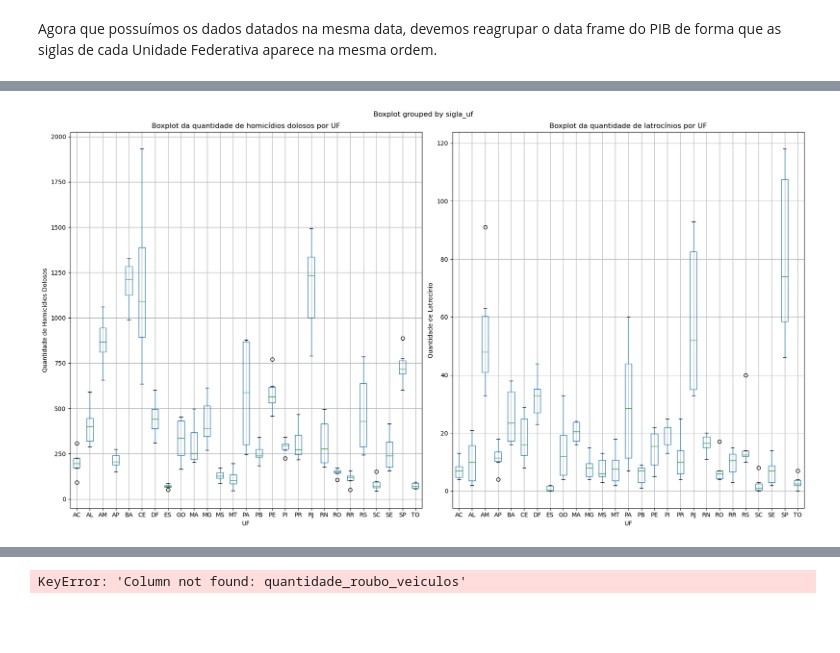
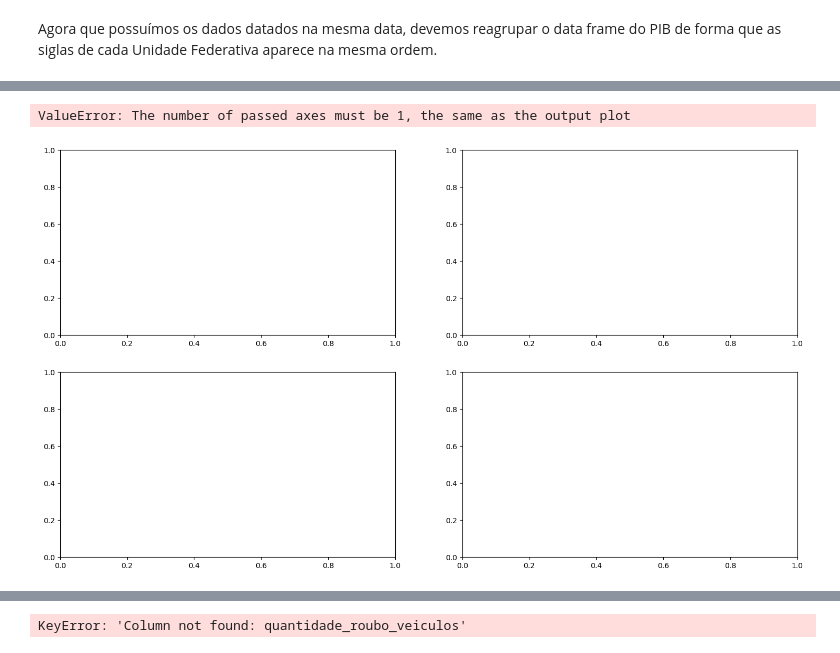
Before and after one commit to Iamiran1/Projeto-2---Ci-ncia-de-Dados, a Jupyter notebook: P2.ipynb, the cells around one changed output, grey strips where cells are left out. Cells and saved outputs as stored; diff of their text form; code cells hidden in the pictures; blank space fills up the shorter version.

Commit message:
boxplots

```diff
--- a/P2.ipynb
+++ b/P2.ipynb
@@ -237,21 +275,22 @@ dados_PIB_filtrado = dados_PIB_filtrado.sort_values(by=['ano', 'sigla_uf']).rese
 # %%
 # Criar uma figura com subplots lado a lado
-fig, axs = plt.subplots(1, 2, figsize=(18, 10))
+fig, axs = plt.subplots(2, 2, figsize=(18, 10))
 
 # Boxplot da quantidade de homicídios dolosos por UF
-dados.boxplot('quantidade_homicidio_doloso', 'sigla_uf', ax=axs[0])
-axs[0].set_title('Boxplot da quantidade de homicídios dolosos por UF')
-axs[0].set_xlabel('UF')
-axs[0].set_ylabel('Quantidade de Homicídios Dolosos')
+dados.boxplot('quantidade_mortes_intervencao_policial', 'sigla_uf', ax=axs[0])
+axs[0,0].set_title('Boxplot da quantidade de mortes por intervenção policial por UF')
+axs[0,0].set_xlabel('UF')
+axs[0,0].set_ylabel('Quantidade de Homicídios Dolosos')
 
-# Boxplot da quantidade de latrocínio por UF
-dados.boxplot('quantidade_latrocinio', 'sigla_uf', ax=axs[1])
-axs[1].set_title('Boxplot da quantidade de latrocínios por UF')
-axs[1].set_xlabel('UF')
-axs[1].set_ylabel('Quantidade de Latrocínio')
+# Boxplot da quantidade de  por UF
+dados.boxplot('quantidade_mortes_violentas_intencionais', 'sigla_uf', ax=axs[1])
+axs[0,1].set_title('Boxplot da quantidade de mortes violentas intencionais por UF')
+axs[0,1].set_xlabel('UF')
+axs[0,1].set_ylabel('Quantidade de Latrocínio')
 
 # Ajustar layout para evitar sobreposição
 plt.tight_layout()
 plt.show()
 # %% [output]
+ValueError: The number of passed axes must be 1, the same as the output plot
-[figure, old version]
+[figure, new version]
```
Also changed, not shown: parts of 3 cells of this notebook.
